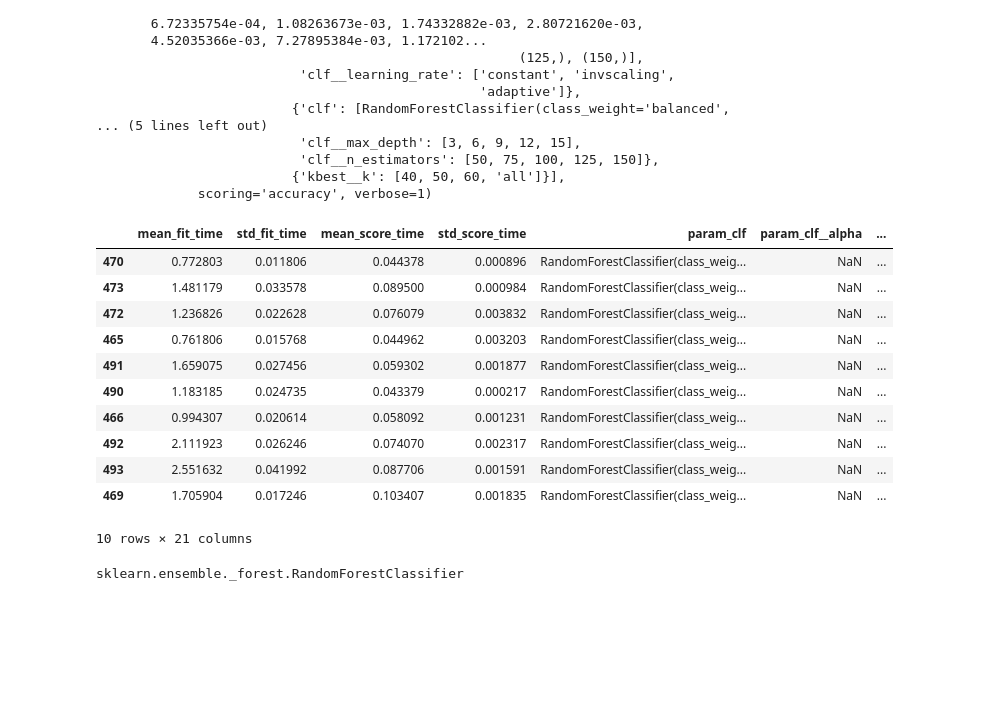
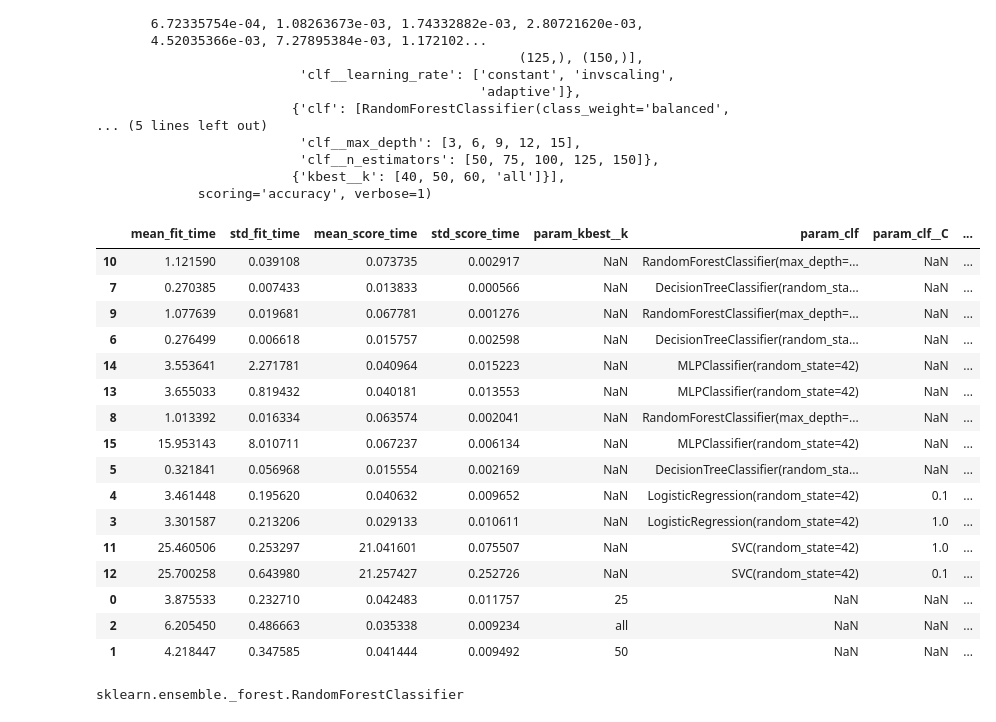
Before and after one commit to Michael-Nelson361/RT-IOT2022, a Jupyter notebook: model.ipynb, the cells around one changed output. Drawn from its saved outputs; the diff is of its cells as text; code cells hidden in the pictures; blank space fills up the shorter version.

```diff
--- a/model.ipynb
+++ b/model.ipynb
@@ -752,20 +752,25 @@ GridSearchCV(cv=5,
 # %%
 model = pd.DataFrame(gscv.cv_results_).sort_values('rank_test_score').head(10).iloc[0,4]
 # %%
-pd.DataFrame(gscv.cv_results_).sort_values('rank_test_score').head(10)
+pd.DataFrame(gscv.cv_results_).sort_values('rank_test_score')
 # %% [output]
-|  | mean_fit_time | std_fit_time | mean_score_time | std_score_time | param_clf | param_clf__alpha | ... |
-| 470 | 0.772803 | 0.011806 | 0.044378 | 0.000896 | RandomForestClassifier(class_weig... | NaN | ... |
-| 473 | 1.481179 | 0.033578 | 0.089500 | 0.000984 | RandomForestClassifier(class_weig... | NaN | ... |
-| 472 | 1.236826 | 0.022628 | 0.076079 | 0.003832 | RandomForestClassifier(class_weig... | NaN | ... |
-| 465 | 0.761806 | 0.015768 | 0.044962 | 0.003203 | RandomForestClassifier(class_weig... | NaN | ... |
-| 491 | 1.659075 | 0.027456 | 0.059302 | 0.001877 | RandomForestClassifier(class_weig... | NaN | ... |
-| 490 | 1.183185 | 0.024735 | 0.043379 | 0.000217 | RandomForestClassifier(class_weig... | NaN | ... |
-| 466 | 0.994307 | 0.020614 | 0.058092 | 0.001231 | RandomForestClassifier(class_weig... | NaN | ... |
-| 492 | 2.111923 | 0.026246 | 0.074070 | 0.002317 | RandomForestClassifier(class_weig... | NaN | ... |
-| 493 | 2.551632 | 0.041992 | 0.087706 | 0.001591 | RandomForestClassifier(class_weig... | NaN | ... |
-| 469 | 1.705904 | 0.017246 | 0.103407 | 0.001835 | RandomForestClassifier(class_weig... | NaN | ... |
+|  | mean_fit_time | std_fit_time | mean_score_time | std_score_time | param_kbest__k | param_clf | param_clf__C | ... |
+| 10 | 1.121590 | 0.039108 | 0.073735 | 0.002917 | NaN | RandomForestClassifier(max_depth=... | NaN | ... |
+| 7 | 0.270385 | 0.007433 | 0.013833 | 0.000566 | NaN | DecisionTreeClassifier(random_sta... | NaN | ... |
+| 9 | 1.077639 | 0.019681 | 0.067781 | 0.001276 | NaN | RandomForestClassifier(max_depth=... | NaN | ... |
+| 6 | 0.276499 | 0.006618 | 0.015757 | 0.002598 | NaN | DecisionTreeClassifier(random_sta... | NaN | ... |
+| 14 | 3.553641 | 2.271781 | 0.040964 | 0.015223 | NaN | MLPClassifier(random_state=42) | NaN | ... |
+| 13 | 3.655033 | 0.819432 | 0.040181 | 0.013553 | NaN | MLPClassifier(random_state=42) | NaN | ... |
+| 8 | 1.013392 | 0.016334 | 0.063574 | 0.002041 | NaN | RandomForestClassifier(max_depth=... | NaN | ... |
+| 15 | 15.953143 | 8.010711 | 0.067237 | 0.006134 | NaN | MLPClassifier(random_state=42) | NaN | ... |
+| 5 | 0.321841 | 0.056968 | 0.015554 | 0.002169 | NaN | DecisionTreeClassifier(random_sta... | NaN | ... |
+| 4 | 3.461448 | 0.195620 | 0.040632 | 0.009652 | NaN | LogisticRegression(random_state=42) | 0.1 | ... |
+| 3 | 3.301587 | 0.213206 | 0.029133 | 0.010611 | NaN | LogisticRegression(random_state=42) | 1.0 | ... |
+| 11 | 25.460506 | 0.253297 | 21.041601 | 0.075507 | NaN | SVC(random_state=42) | 1.0 | ... |
+| 12 | 25.700258 | 0.643980 | 21.257427 | 0.252726 | NaN | SVC(random_state=42) | 0.1 | ... |
+| 0 | 3.875533 | 0.232710 | 0.042483 | 0.011757 | 25 | NaN | NaN | ... |
+| 2 | 6.205450 | 0.486663 | 0.035338 | 0.009234 | all | NaN | NaN | ... |
+| 1 | 4.218447 | 0.347585 | 0.041444 | 0.009492 | 50 | NaN | NaN | ... |
-10 rows × 21 columns
 # %%
 type(model)
 # %% [output]
```
Also changed, not shown: parts of 22 cells of this notebook, 1 other file.
